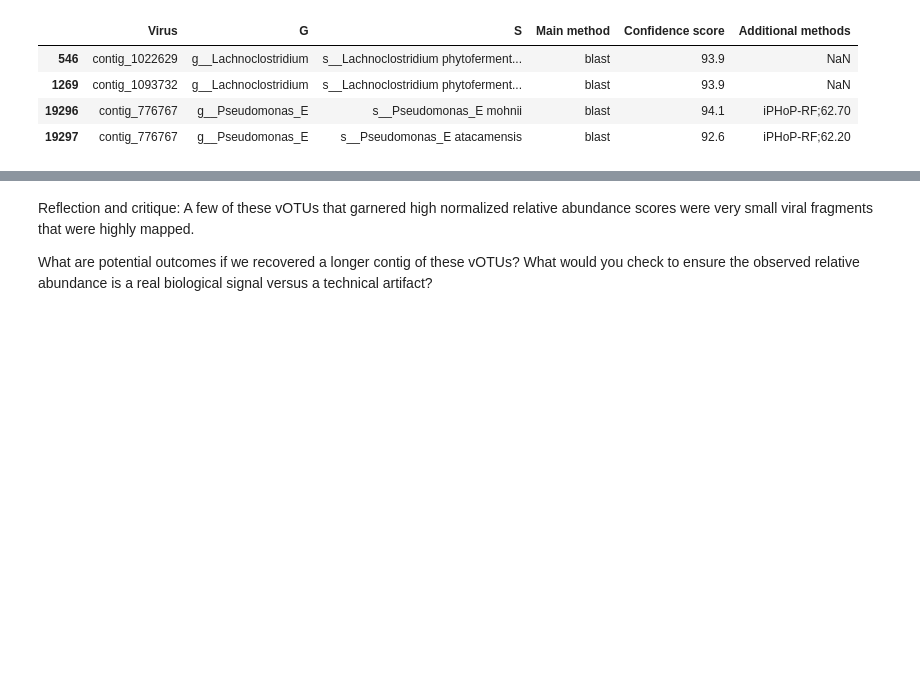
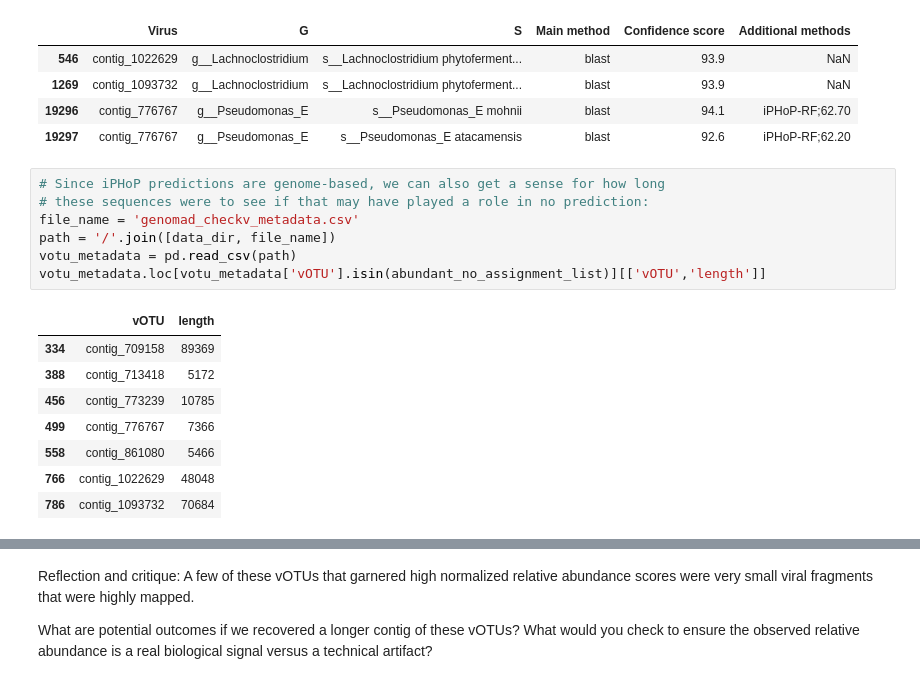
Before and after one commit to jamesriddellv/2026-Viromics-Practicals, a Jupyter notebook: day3_Bioreactor_viruses_deep_dive_host_prediction.ipynb, the cells around one changed output, grey strips where cells are left out. Drawn from its saved outputs; the diff is of its cells as text; blank space fills up the shorter version.

```diff
--- a/day3_Bioreactor_viruses_deep_dive_host_prediction.ipynb
+++ b/day3_Bioreactor_viruses_deep_dive_host_prediction.ipynb
@@ -233,6 +235,22 @@ iphop_df.loc[iphop_df['Virus'].isin(abundant_no_assignment_list)][['Virus', 'G',
 | 1269 | contig_1093732 | g__Lachnoclostridium | s__Lachnoclostridium phytoferment... | blast | 93.9 | NaN |
 | 19296 | contig_776767 | g__Pseudomonas_E | s__Pseudomonas_E mohnii | blast | 94.1 | iPHoP-RF;62.70 |
 | 19297 | contig_776767 | g__Pseudomonas_E | s__Pseudomonas_E atacamensis | blast | 92.6 | iPHoP-RF;62.20 |
+# %%
+# Since iPHoP predictions are genome-based, we can also get a sense for how long
+# these sequences were to see if that may have played a role in no prediction:
+file_name = 'genomad_checkv_metadata.csv'
+path = '/'.join([data_dir, file_name])
+votu_metadata = pd.read_csv(path)
+votu_metadata.loc[votu_metadata['vOTU'].isin(abundant_no_assignment_list)][['vOTU','length']]
+# %% [output]
+|  | vOTU | length |
+| 334 | contig_709158 | 89369 |
+| 388 | contig_713418 | 5172 |
+| 456 | contig_773239 | 10785 |
+| 499 | contig_776767 | 7366 |
+| 558 | contig_861080 | 5466 |
+| 766 | contig_1022629 | 48048 |
+| 786 | contig_1093732 | 70684 |
 # %% [markdown]
 ## Reflection:
 1. How many of these unassigned contigs had an iPHoP host prediction to an iPHoP reference genome?
```
Also changed, not shown: parts of 15 cells of this notebook.
